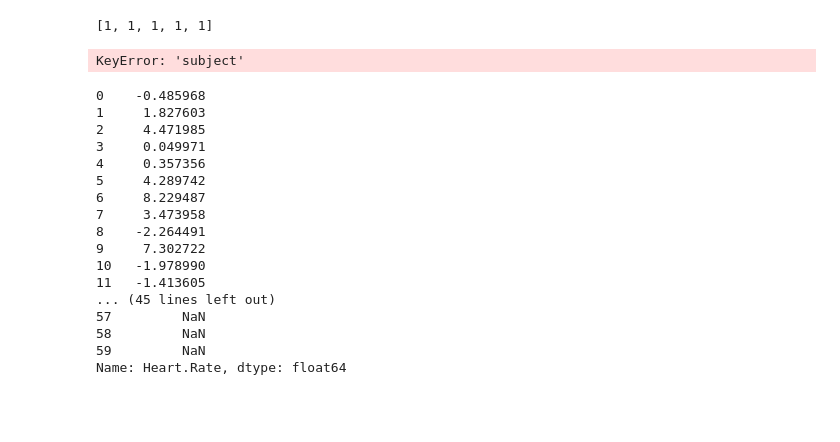
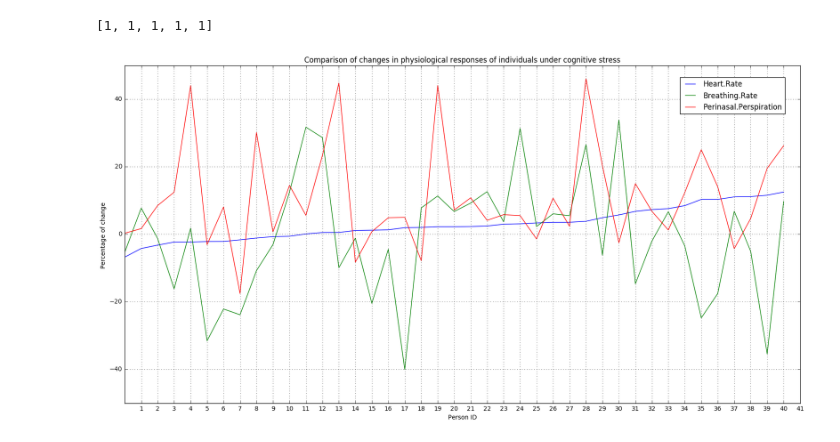
Before and after one commit to bhargavim1/Multimodal-stress-recognition, a Jupyter notebook: data_recog.ipynb, the cells around one changed output. Cells and saved outputs as stored; diff of their text form; code cells hidden in the pictures; blank space fills up the shorter version.

```diff
--- a/data_recog.ipynb
+++ b/data_recog.ipynb
@@ -358,7 +430,7 @@ failure=frame[frame['Failure']==6]
 
 
 for i in range(0,60):
-    personData = frame[(frame['subject']== i)]
+    personData = frame[(frame['Subject']== i)]
     relax=personData.loc[personData['Drive']==2]
     practice=personData.loc[personData['Drive']==3]
     normal=personData.loc[personData['Drive']==4]
@@ -371,8 +443,6 @@ for i in range(0,60):
     list_.append(df)
     i+=1
 frame = pd.concat(list_)
-# %% [output]
-KeyError: 'subject'
 # %%
 import glob
 path = r'/home/bhargavi/Dropbox/LEA/R_D/Version4/Revised_report/data/SimDriv/Multimodal-stress-recognition'
@@ -405,3 +475,6 @@ for i in range(0,60):
     list_c.append(cognitive_mean)
 new_frame_n= pd.concat(list_n,axis=1)
 new_frame_c= pd.concat(list_c,axis=1)
+#new_frame_c
+new_frame_c = new_frame_c.loc[:,'0':'41']
+new_frame_n = new_frame_n.loc[:,'0':'41']
@@ -412,20 +481,17 @@ cog = new_frame_c.transpose()
-# %%
-cog['Heart.Rate']- baseline['Heart.Rate']
-# %% [output]
-0    -0.485968
-1     1.827603
-2     4.471985
-3     0.049971
-4     0.357356
-5     4.289742
-6     8.229487
-7     3.473958
-8    -2.264491
-9     7.302722
-10   -1.978990
-11   -1.413605
-... (45 lines left out)
-57         NaN
-58         NaN
-59         NaN
-Name: Heart.Rate, dtype: float64
+# %%
+diff = (new_frame_c-new_frame_n)/new_frame_n*100
+diff.sort()
+diff = diff.transpose()
+diff=diff.sort(['Heart.Rate'])
+diff = pd.DataFrame(diff.loc[:,'Heart.Rate':'Perinasal.Perspiration'])
+
+diff.plot( figsize=(20,10),use_index=False)
+plt.legend(loc=10, bbox_to_anchor=(0.9, 0.91))
+plt.xticks(range(1,42))
+plt.grid()
+plt.ylabel('Percentage of change ')
+plt.xlabel('Person ID')
+plt.title('Comparison of changes in physiological responses of individuals under cognitive stress')
+plt.show()
+# %% [output]
+[figure, added]
```
Also changed, not shown: parts of 11 cells of this notebook.
